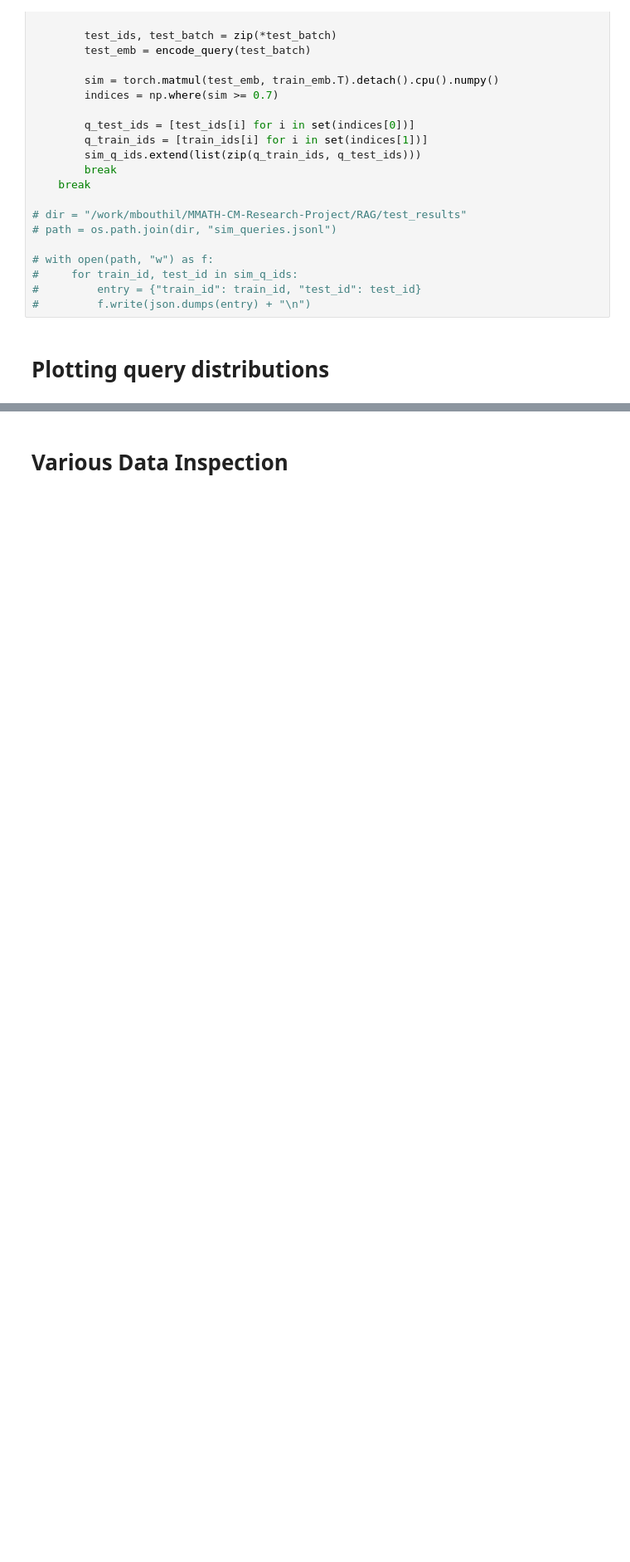
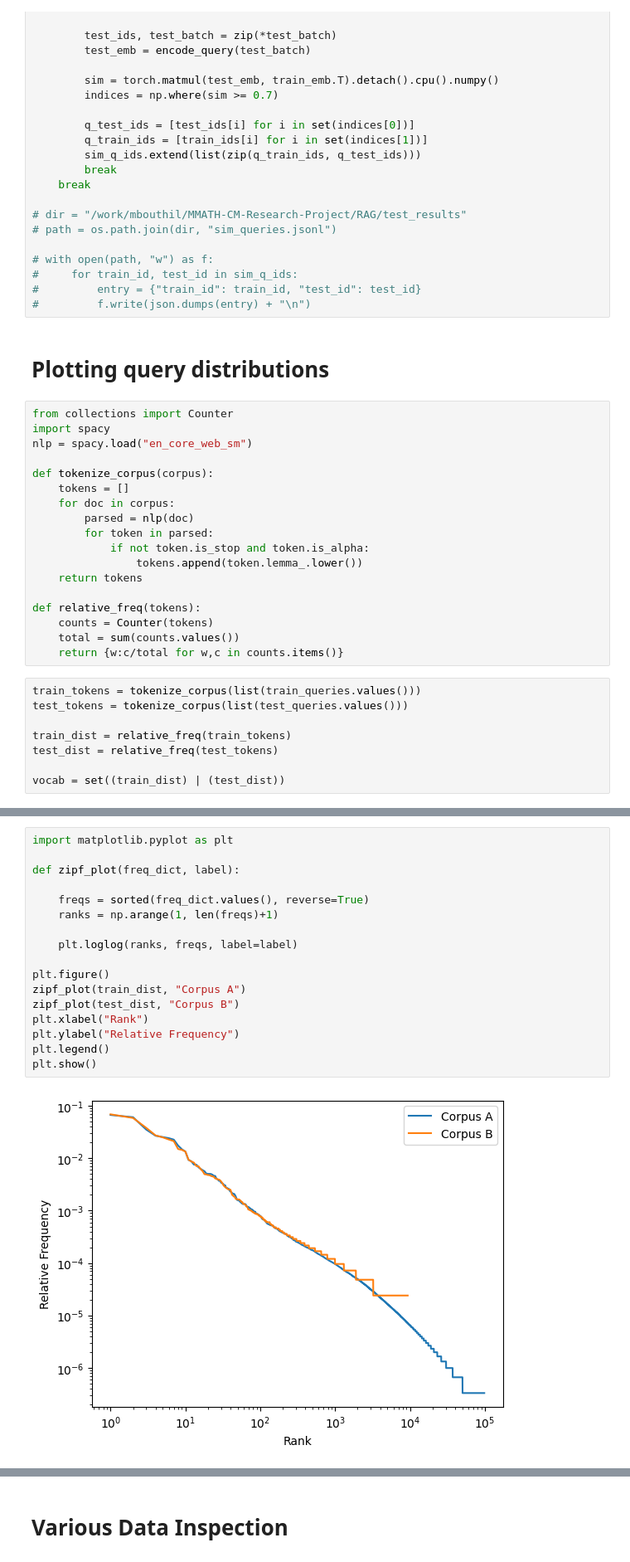
Before and after one commit to BoutM/MMATH-CM-Research-Project, a Jupyter notebook: RAG/tests.ipynb, the cells around one changed output, grey strips where cells are left out. Shown at 83% size. Cells and saved outputs as stored; diff of their text form; blank space fills up the shorter version.

```diff
--- a/RAG/tests.ipynb
+++ b/RAG/tests.ipynb
@@ -111,3 +113,29 @@ for train_batch in train_batches:
 #         f.write(json.dumps(entry) + "\n")
 # %% [markdown]
 # Plotting query distributions
+# %%
+from collections import Counter
+import spacy
+nlp = spacy.load("en_core_web_sm")
+
+def tokenize_corpus(corpus):
+    tokens = []
+    for doc in corpus:
+        parsed = nlp(doc)
+        for token in parsed:
+            if not token.is_stop and token.is_alpha:
+                tokens.append(token.lemma_.lower())
+    return tokens
+
+def relative_freq(tokens):
+    counts = Counter(tokens)
+    total = sum(counts.values())
+    return {w:c/total for w,c in counts.items()}
+# %%
+train_tokens = tokenize_corpus(list(train_queries.values()))
+test_tokens = tokenize_corpus(list(test_queries.values()))
+
+train_dist = relative_freq(train_tokens)
+test_dist = relative_freq(test_tokens)
+
+vocab = set((train_dist) | (test_dist))
@@ -113,0 +154,19 @@ for train_batch in train_batches:
+# %%
+import matplotlib.pyplot as plt
+
+def zipf_plot(freq_dict, label):
+
+    freqs = sorted(freq_dict.values(), reverse=True)
+    ranks = np.arange(1, len(freqs)+1)
+
+    plt.loglog(ranks, freqs, label=label)
+
+plt.figure()
+zipf_plot(train_dist, "Corpus A")
+zipf_plot(test_dist, "Corpus B")
+plt.xlabel("Rank")
+plt.ylabel("Relative Frequency")
+plt.legend()
+plt.show()
+# %% [output]
+[figure, added]
```
Also changed, not shown: parts of 4 cells of this notebook.
